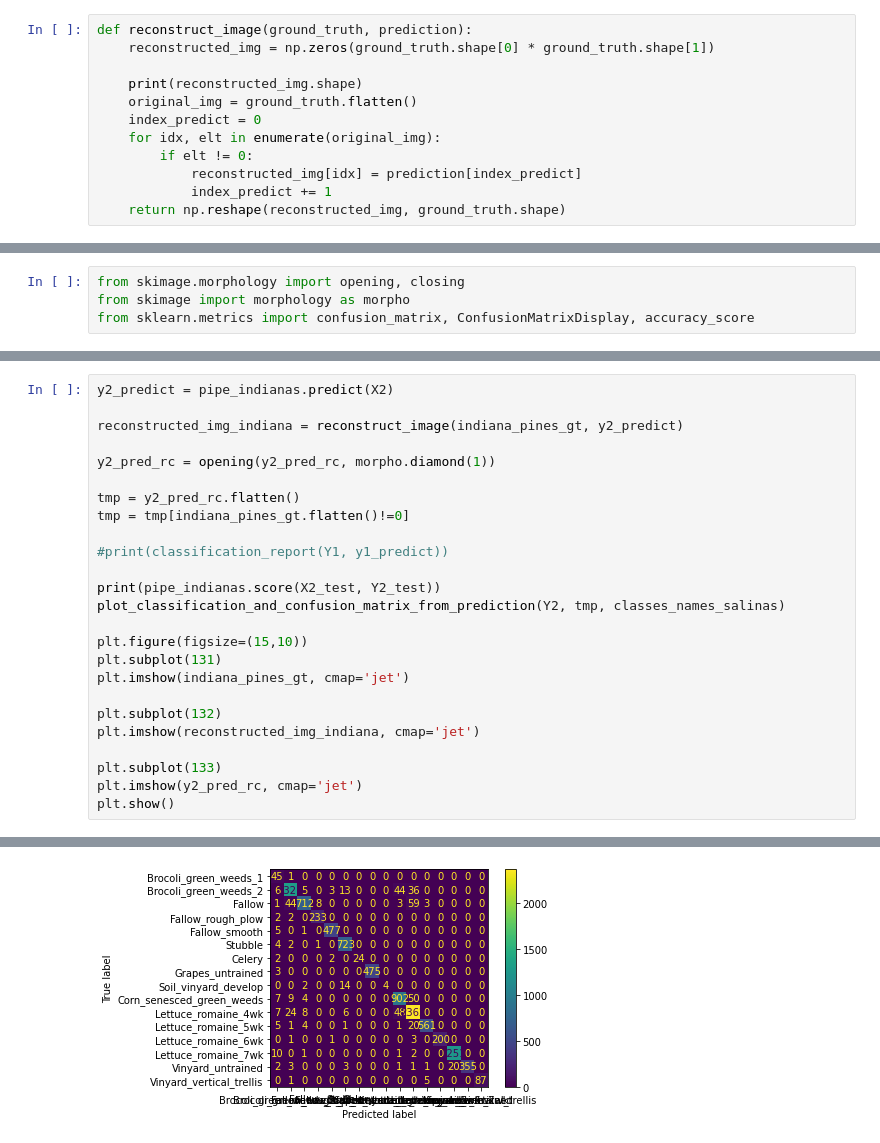
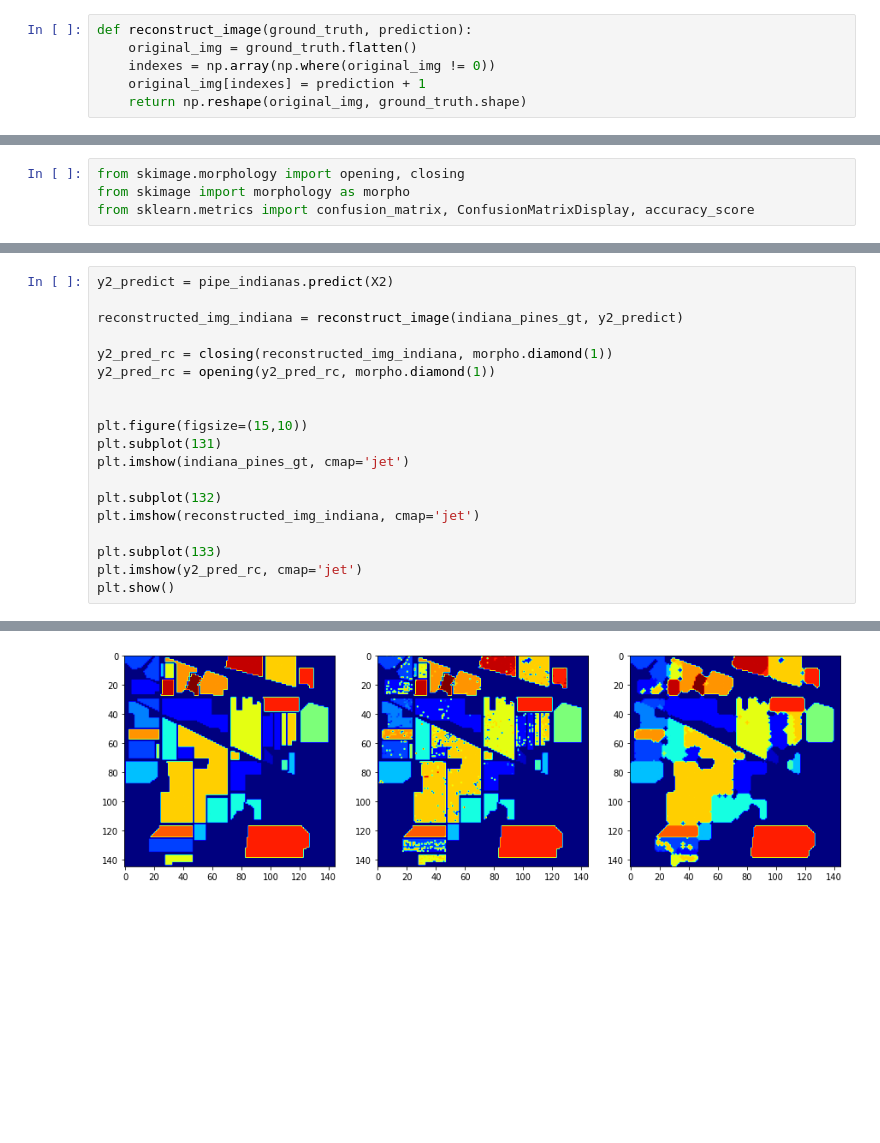
Before and after one commit to DarkPaquito/iml-project, a Jupyter notebook: Project_IML_guillaume_SVC.ipynb, the cells around one changed output, grey strips where cells are left out. Saved outputs shown, nothing was run; the diff lists cells and outputs as text; blank space fills up the shorter version.

Commit message:
Corrected display of images

```diff
--- a/Project_IML_guillaume_SVC.ipynb
+++ b/Project_IML_guillaume_SVC.ipynb
@@ -368,13 +368,7 @@ plot_classification_and_confusion_matrix(pipe_indianas, X2_test, Y2_test, classe
 [figure]
 # %%
 def reconstruct_image(ground_truth, prediction):
-    reconstructed_img = np.zeros(ground_truth.shape[0] * ground_truth.shape[1])
-
-    print(reconstructed_img.shape)
     original_img = ground_truth.flatten()
-    index_predict = 0
-    for idx, elt in enumerate(original_img):
-        if elt != 0:
-            reconstructed_img[idx] = prediction[index_predict]
-            index_predict += 1
-    return np.reshape(reconstructed_img, ground_truth.shape)
+    indexes = np.array(np.where(original_img != 0))
+    original_img[indexes] = prediction + 1
+    return np.reshape(original_img, ground_truth.shape)
@@ -463,15 +467,9 @@ y2_predict = pipe_indianas.predict(X2)
 
 reconstructed_img_indiana = reconstruct_image(indiana_pines_gt, y2_predict)
 
+y2_pred_rc = closing(reconstructed_img_indiana, morpho.diamond(1))
 y2_pred_rc = opening(y2_pred_rc, morpho.diamond(1))
 
-tmp = y2_pred_rc.flatten()
-tmp = tmp[indiana_pines_gt.flatten()!=0]
-
-#print(classification_report(Y1, y1_predict))
-
-print(pipe_indianas.score(X2_test, Y2_test))
-plot_classification_and_confusion_matrix_from_prediction(Y2, tmp, classes_names_salinas)
 
 plt.figure(figsize=(15,10))
 plt.subplot(131)
@@ -504 +485 @@ plt.show()
-[figure, old version]
+[figure, new version]
```
Also changed, not shown: parts of 13 cells of this notebook.
